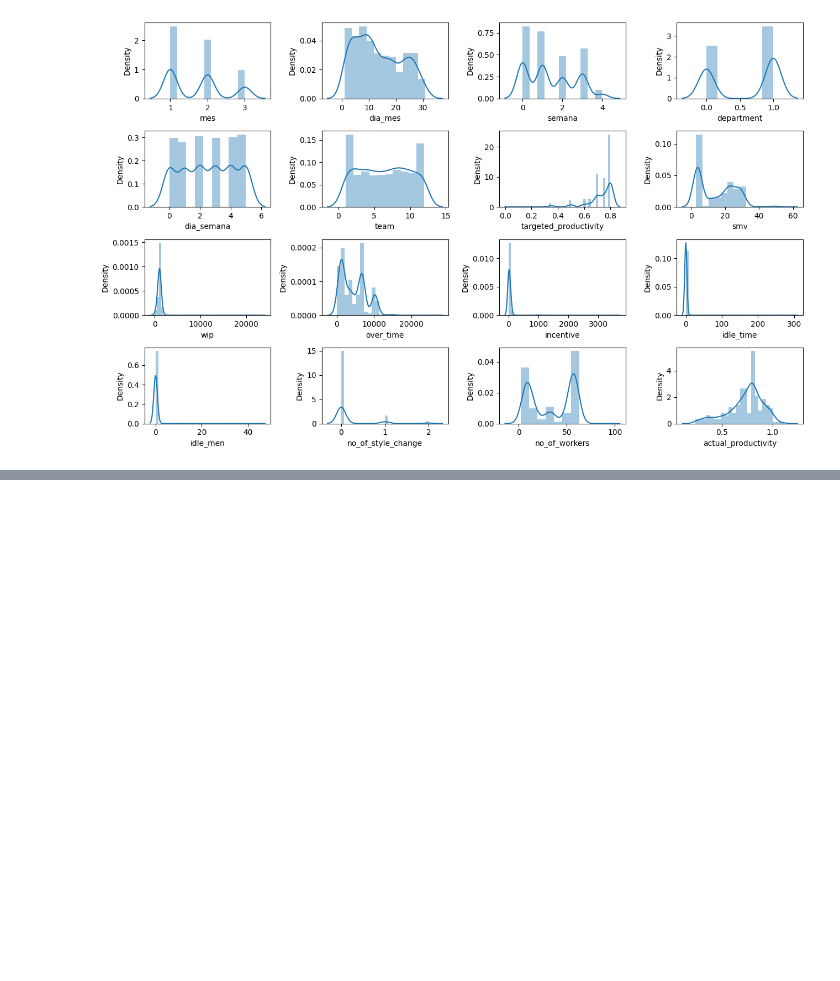
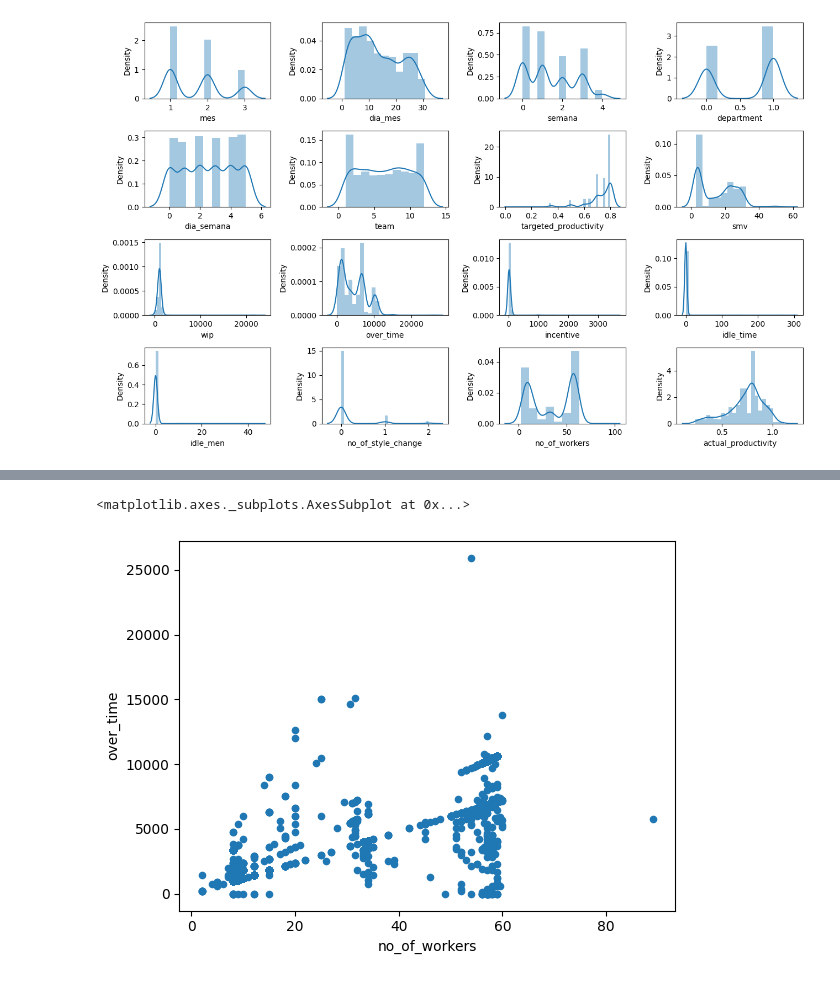
Before and after one commit to darwinpadilla/Grupo_Productivity_Prediction, a Jupyter notebook: Grupo_Productivity_Prediction.ipynb, the cells around one changed output, grey strips where cells are left out. Cells and saved outputs as stored; diff of their text form; code cells hidden in the pictures; blank space fills up the shorter version.

```diff
--- a/Grupo_Productivity_Prediction.ipynb
+++ b/Grupo_Productivity_Prediction.ipynb
@@ -1793,0 +1829,9 @@ plt.tight_layout()
+# %%
+# DP GIT. 1.9 Análisis estadistico PARTE 2
+# DP Analizamos la relación entre "no_of_workers" vs "over_time" EXPLICACIÓN: Se nota unas tendencias lineas en al menos dos grandes sectores
+datos = dataset
+dfR9 = datos[["no_of_workers","over_time"]]
+dfR9.plot.scatter(x="no_of_workers", y="over_time", alpha=1)
+# %% [output]
+<matplotlib.axes._subplots.AxesSubplot at 0x...>
+[figure, added]
```
Also changed, not shown: parts of 9 cells of this notebook.
